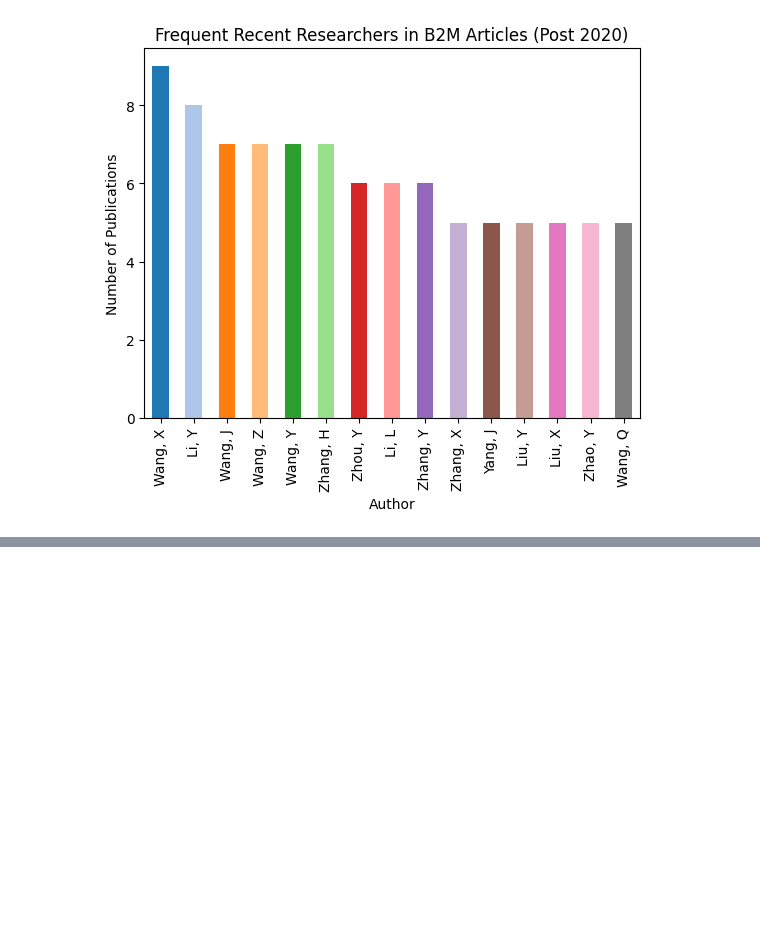
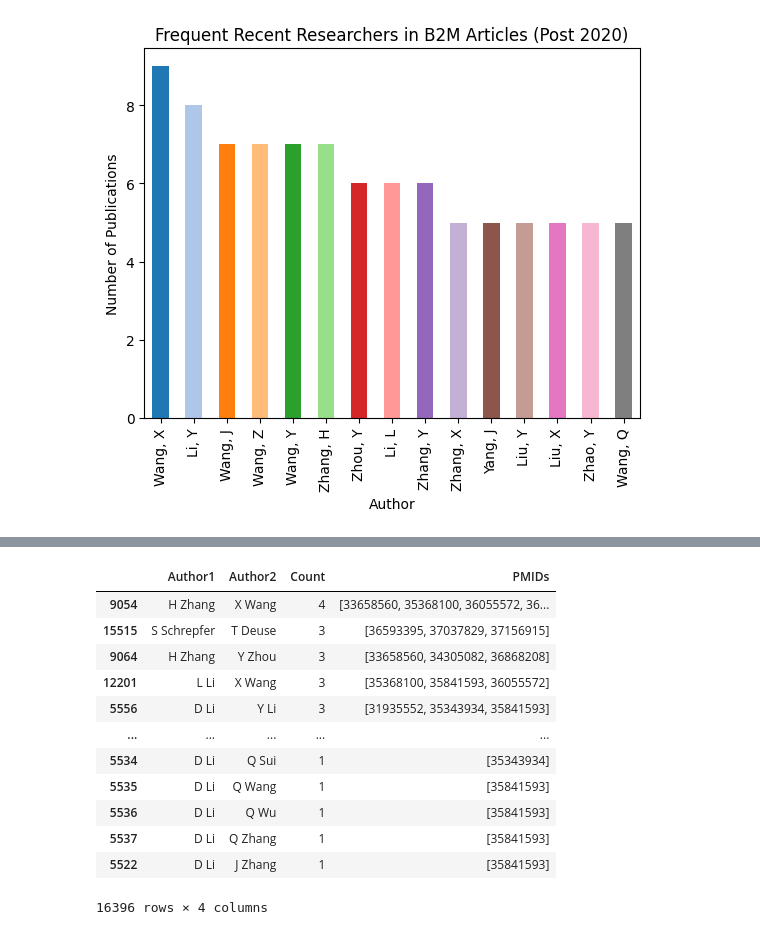
Before and after one commit to LillWawrence/consulting_skills_exam, a Jupyter notebook: mollyconsulting.ipynb, the cells around one changed output, grey strips where cells are left out. Saved outputs shown, nothing was run; the diff lists cells and outputs as text; code cells hidden in the pictures; blank space fills up the shorter version.

```diff
--- a/mollyconsulting.ipynb
+++ b/mollyconsulting.ipynb
@@ -123,0 +208,66 @@ plt.show()
+# %%
+from itertools import combinations
+import pandas as pd
+
+
+mergingauthors = authors.merge(
+    articles[["PMID", "Year"]],
+    on="PMID",
+    how="left"
+)
+
+
+authors_recent = mergingauthors[mergingauthors["Year"] >= 2020].copy()
+
+authors_recent = authors_recent.dropna(
+    subset=["AuthorInitials", "AuthorLastname"]
+)
+
+
+authors_recent["Author"] = (
+    authors_recent["AuthorInitials"].str.strip() + " " +
+    authors_recent["AuthorLastname"].str.strip()
+)
+
+
+coauthors_list = []
+
+for pmid, group in authors_recent.groupby("PMID"):
+    authors_in_pmid = group["Author"].unique()
+    if len(authors_in_pmid) >= 2:
+        for author1, author2 in combinations(sorted(authors_in_pmid), 2):
+            coauthors_list.append((pmid, author1, author2))
+
+
+coauthors = pd.DataFrame(
+    coauthors_list,
+    columns=["PMID", "Author1", "Author2"]
+)
+
+
+coauthor_summary = (
+    coauthors
+    .groupby(["Author1", "Author2"])
+    .agg(
+        Count=("PMID", "nunique"),
+        PMIDs=("PMID", lambda x: list(x.unique()))
+    )
+    .reset_index())
+
+top_coauthors = coauthor_summary.sort_values("Count", ascending=False)
+
+display(top_coauthors)
+# %% [output]
+|  | Author1 | Author2 | Count | PMIDs |
+| 9054 | H Zhang | X Wang | 4 | [33658560, 35368100, 36055572, 36... |
+| 15515 | S Schrepfer | T Deuse | 3 | [36593395, 37037829, 37156915] |
+| 9064 | H Zhang | Y Zhou | 3 | [33658560, 34305082, 36868208] |
+| 12201 | L Li | X Wang | 3 | [35368100, 35841593, 36055572] |
+| 5556 | D Li | Y Li | 3 | [31935552, 35343934, 35841593] |
+| ... | ... | ... | ... | ... |
+| 5534 | D Li | Q Sui | 1 | [35343934] |
+| 5535 | D Li | Q Wang | 1 | [35841593] |
+| 5536 | D Li | Q Wu | 1 | [35841593] |
+| 5537 | D Li | Q Zhang | 1 | [35841593] |
+| 5522 | D Li | J Zhang | 1 | [35841593] |
+16396 rows × 4 columns
```
Also changed, not shown: parts of 4 cells of this notebook.
